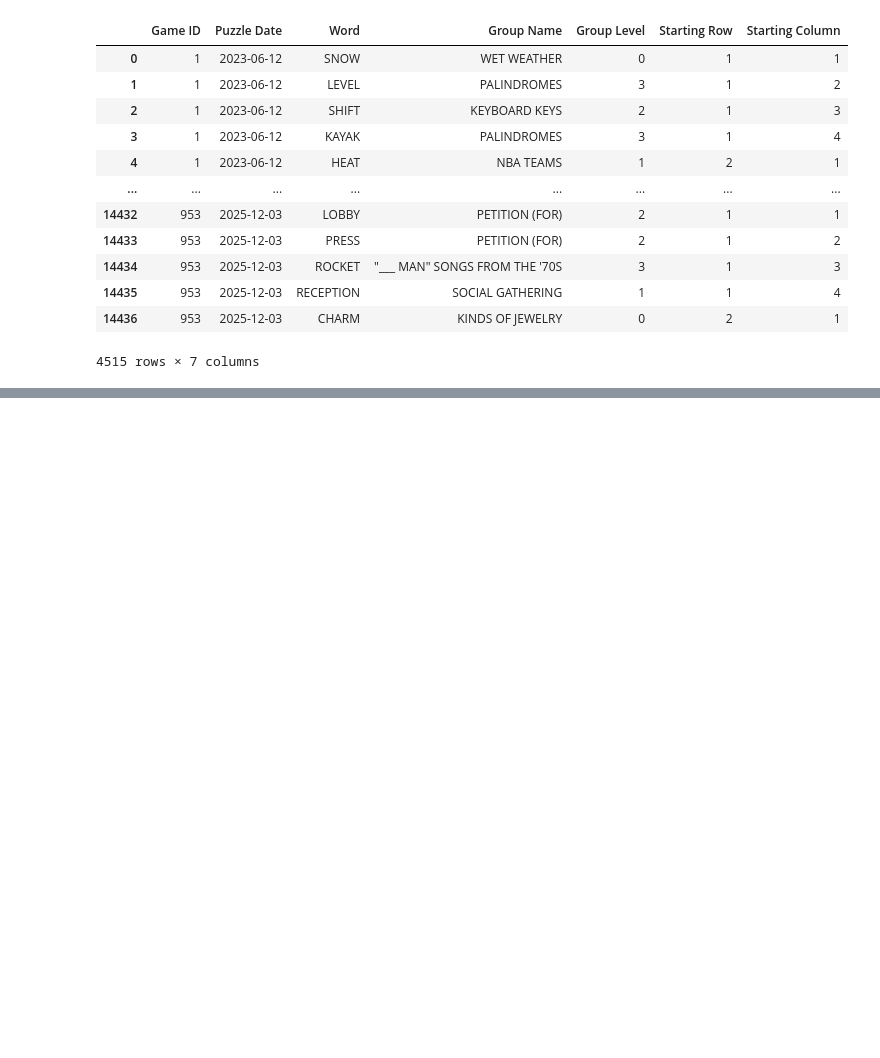
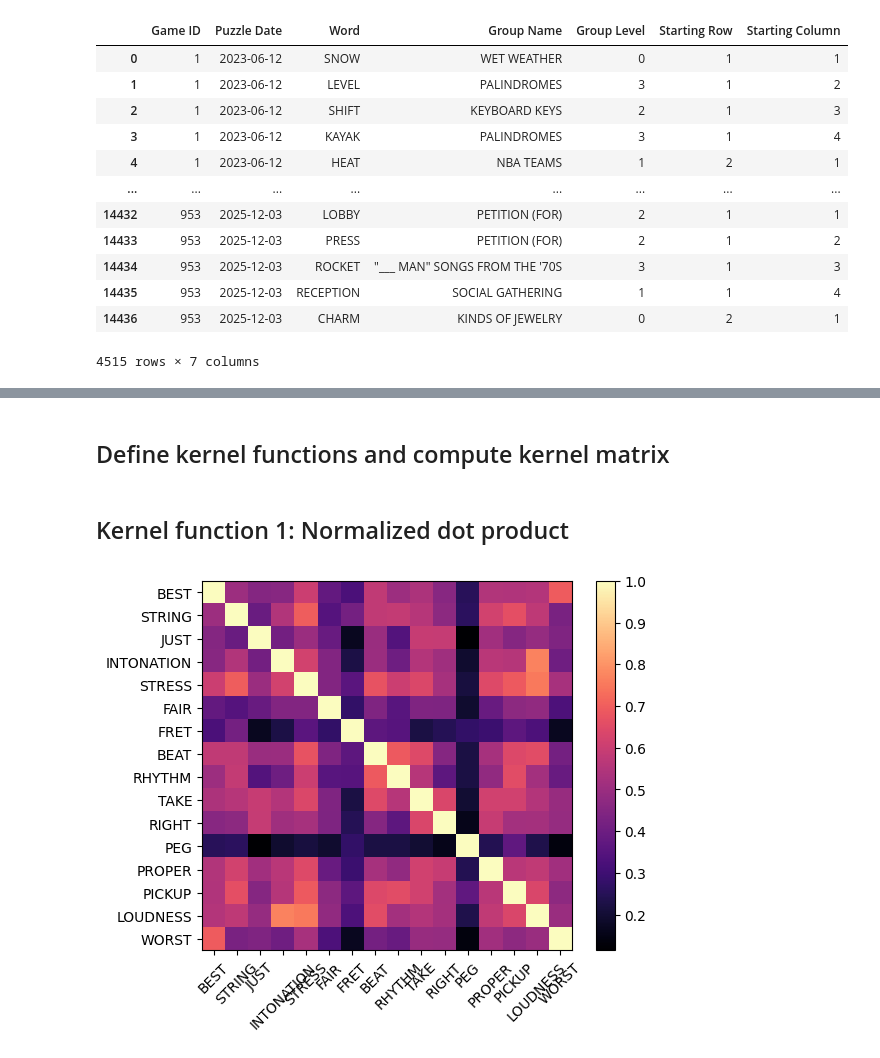
Before and after one commit to afjal4/neural-representations-drp, a Jupyter notebook: specific_connections_in_embeddings/Connections.ipynb, the cells around one changed output, grey strips where cells are left out. Drawn from its saved outputs; the diff is of its cells as text; code cells hidden in the pictures; blank space fills up the shorter version.

Commit message:
Implemented normalised dot product and rbf kernel Tried training kernel using a baseline model in PyTorch

```diff
--- a/specific_connections_in_embeddings/Connections.ipynb
+++ b/specific_connections_in_embeddings/Connections.ipynb
@@ -35,6 +33,8 @@ for game_id, g in df.groupby("Game ID"):
 
     games.append({"words": words, "labels": labels})
 # %%
-print(games[0]['words'])
-print(games[0]['labels'])
+words = games[-1]['words']
+labels = games[-1]['labels']
+print(words)
+print(labels)
 # %% [output]
@@ -42,0 +43,8 @@ print(games[0]['labels'])
+# %%
+import numpy as np
+
+test_words = np.array(words)
+test_labels = np.array(labels)
+
+for i in range(4):
+    print(test_words[test_labels == i])
@@ -68 +86,37 @@ array([-5.92583464e-03, -1.01487720e-02, -3.32951010e-03,  4.86306148e-03,
       dtype=float32)
+# %% [markdown]
+## Define kernel functions and compute kernel matrix
+# %%
+import matplotlib.pyplot as plt
+
+def create_kernel_mat(words, fn, **kwargs):
+    mat = []
+    for i in words:
+        row = []
+        for j in words:
+            row.append(fn(model[i], model[j], **kwargs))
+        mat.append(row)
+    return mat
+
+def plot_kernel_mat(mat, labels, cmap='magma'):
+    plt.imshow(mat, cmap=cmap)
+    plt.xticks(ticks=np.arange(16), labels=labels, rotation=45)
+    plt.yticks(ticks=np.arange(16), labels=labels)
+    plt.colorbar()
+    plt.show()
+# %% [markdown]
+## Kernel function 1: Normalized dot product
+# %%
+def normalized_dot_fn(x, y, eps=1e-8):
+    """
+    Cosine-like similarity: normalized dot product.
+    Returns scalar.
+    """
+    nx = np.linalg.norm(x) + eps
+    ny = np.linalg.norm(y) + eps
+    return float((x @ y) / (nx * ny))
+
+K1 = create_kernel_mat(words, normalized_dot_fn)
+plot_kernel_mat(K1, words)
+# %% [output]
+[figure, added]
```
Also changed, not shown: parts of 26 cells of this notebook.
